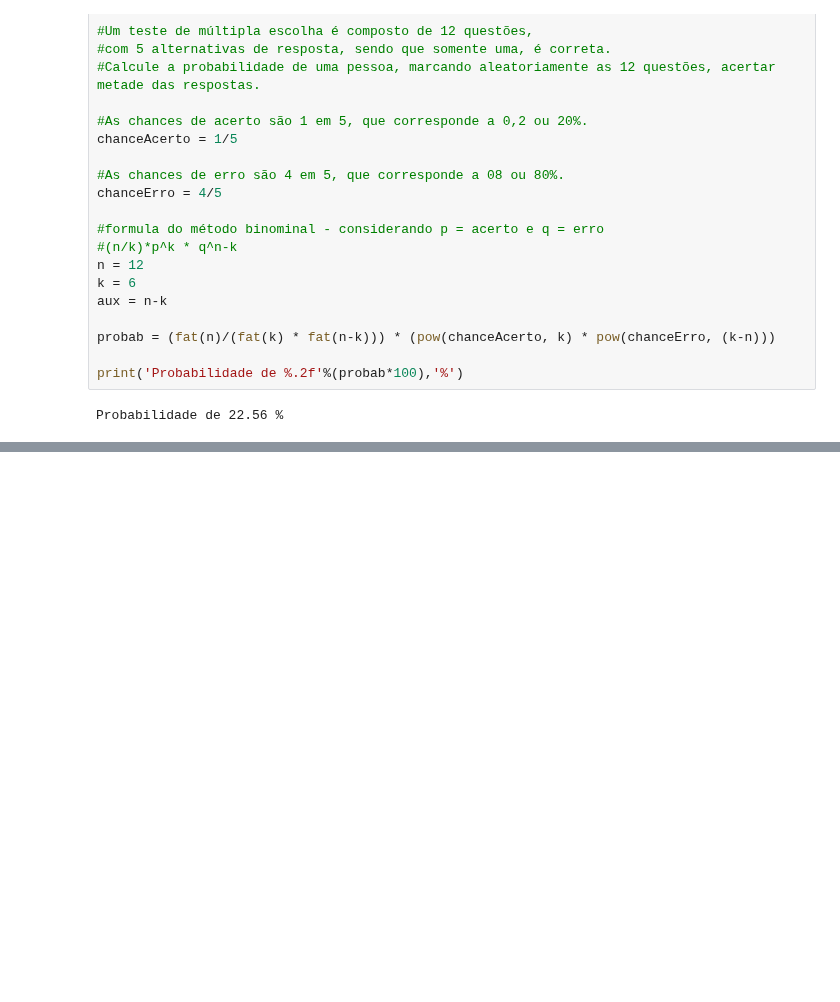
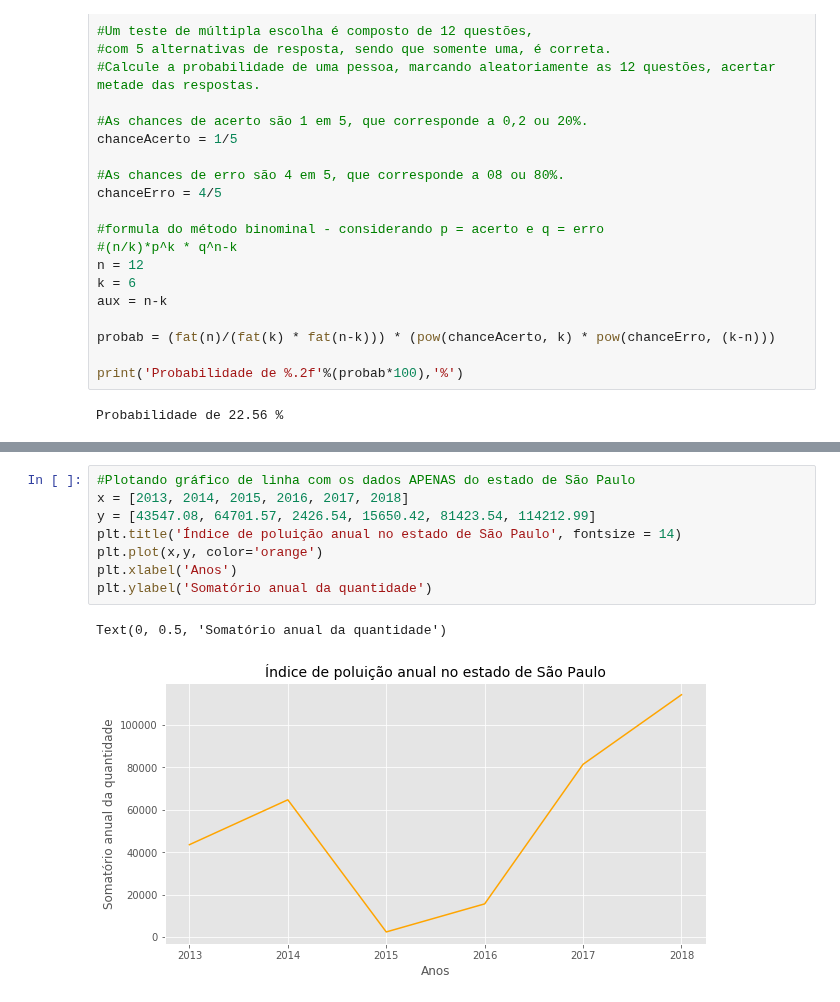
Before and after one commit to lrsonnewend/Trabalho-Estatistica, a Jupyter notebook: analise-de-poluentes.ipynb, the cells around one changed output, grey strips where cells are left out. Cells and saved outputs as stored; diff of their text form; blank space fills up the shorter version.

Commit message:
adicionando gráfico de linha
revisão da dupla (final)

```diff
--- a/analise-de-poluentes.ipynb
+++ b/analise-de-poluentes.ipynb
@@ -218,0 +289,11 @@ plt.xticks(rotation=90)
+# %%
+#Plotando gráfico de linha com os dados APENAS do estado de São Paulo
+x = [2013, 2014, 2015, 2016, 2017, 2018]
+y = [43547.08, 64701.57, 2426.54, 15650.42, 81423.54, 114212.99]
+plt.title('Índice de poluição anual no estado de São Paulo', fontsize = 14)
+plt.plot(x,y, color='orange')
+plt.xlabel('Anos')
+plt.ylabel('Somatório anual da quantidade')
+# %% [output]
+Text(0, 0.5, 'Somatório anual da quantidade')
+[figure, added]
```
Also changed, not shown: parts of 8 cells of this notebook.
